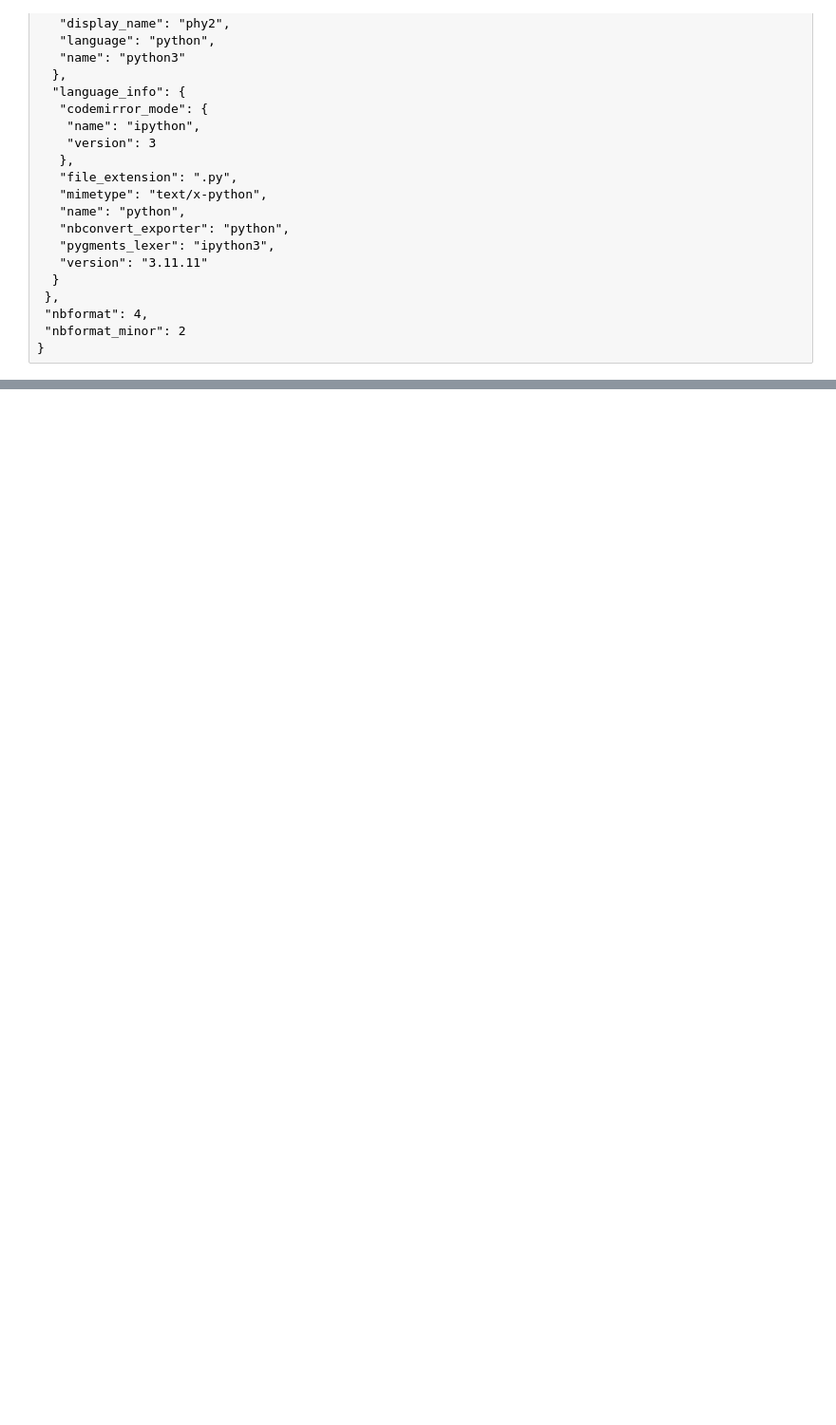
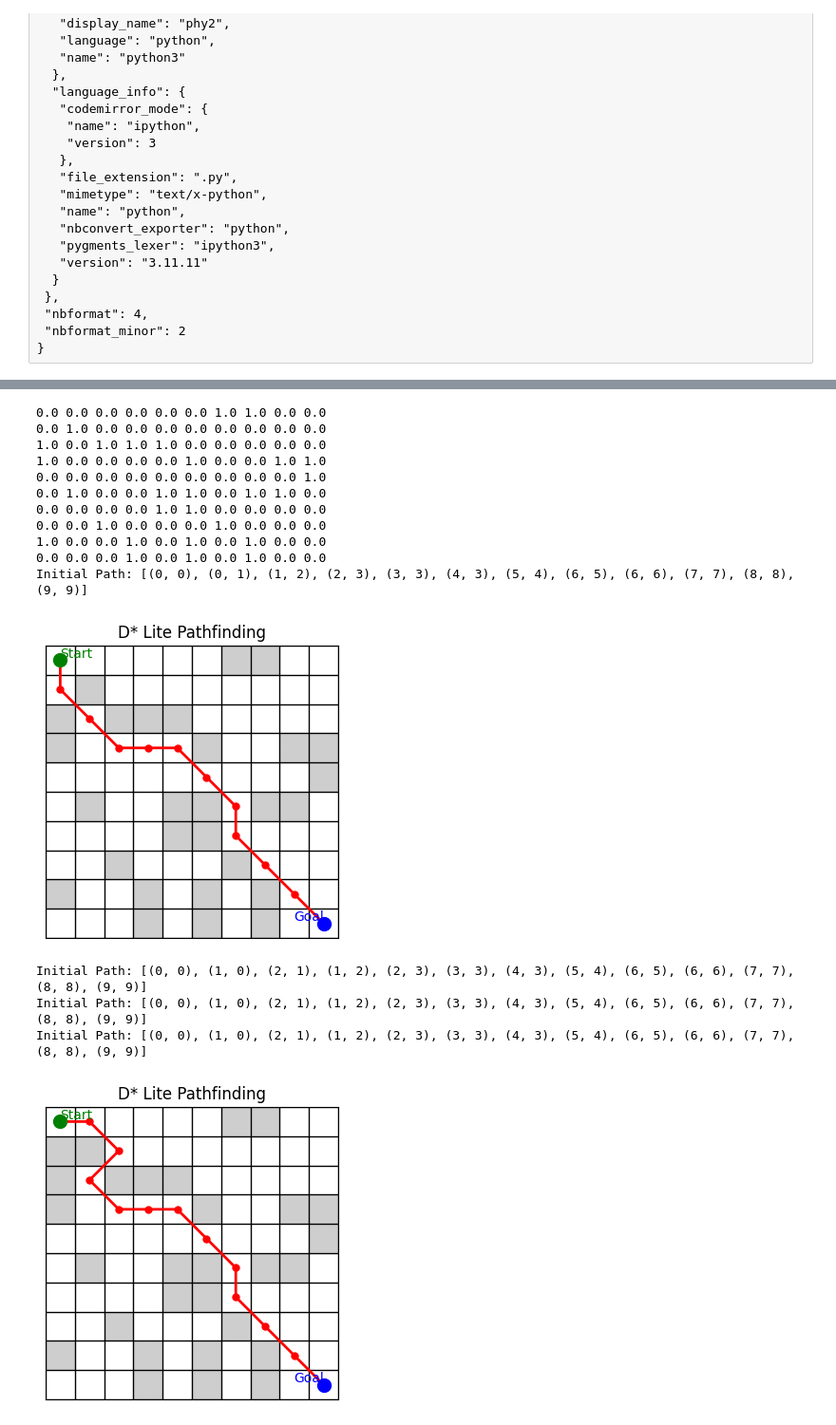
Before and after one commit to tomHep10/HeepsInTheHeaps, a Jupyter notebook: plots.ipynb, the cells around one changed output, grey strips where cells are left out. Shown: that part at 95% size. Saved outputs shown, nothing was run; the diff lists cells and outputs as text; code cells hidden in the pictures; blank space fills up the shorter version.

```diff
--- a/plots.ipynb
+++ b/plots.ipynb
@@ -218,0 +258,28 @@
+# %%
+pg = pathGraph.pathGraph()
+
+pg._createDStarGraph(10, 10)
+pg.shortestDynamicPath((0, 0), (9, 9), pg.dStarGraph)
+pg.plotDGrid()
+
+pg.updateDStar((0,1))
+pg.updateDStar((5,5))
+pg.shortestDynamicPath((0, 0), (9, 9), pg.dStarGraph)
+pg.plotDGrid()
+# %% [output]
+0.0 0.0 0.0 0.0 0.0 0.0 1.0 1.0 0.0 0.0
+0.0 1.0 0.0 0.0 0.0 0.0 0.0 0.0 0.0 0.0
+1.0 0.0 1.0 1.0 1.0 0.0 0.0 0.0 0.0 0.0
+1.0 0.0 0.0 0.0 0.0 1.0 0.0 0.0 1.0 1.0
+0.0 0.0 0.0 0.0 0.0 0.0 0.0 0.0 0.0 1.0
+0.0 1.0 0.0 0.0 1.0 1.0 0.0 1.0 1.0 0.0
+0.0 0.0 0.0 0.0 1.0 1.0 0.0 0.0 0.0 0.0
+0.0 0.0 1.0 0.0 0.0 0.0 1.0 0.0 0.0 0.0
+1.0 0.0 0.0 1.0 0.0 1.0 0.0 1.0 0.0 0.0
+0.0 0.0 0.0 1.0 0.0 1.0 0.0 1.0 0.0 0.0
+Initial Path: [(0, 0), (0, 1), (1, 2), (2, 3), (3, 3), (4, 3), (5, 4), (6, 5), (6, 6), (7, 7), (8, 8), (9, 9)]
+[figure, added]
+Initial Path: [(0, 0), (1, 0), (2, 1), (1, 2), (2, 3), (3, 3), (4, 3), (5, 4), (6, 5), (6, 6), (7, 7), (8, 8), (9, 9)]
+Initial Path: [(0, 0), (1, 0), (2, 1), (1, 2), (2, 3), (3, 3), (4, 3), (5, 4), (6, 5), (6, 6), (7, 7), (8, 8), (9, 9)]
+Initial Path: [(0, 0), (1, 0), (2, 1), (1, 2), (2, 3), (3, 3), (4, 3), (5, 4), (6, 5), (6, 6), (7, 7), (8, 8), (9, 9)]
+[figure, added]
```
Also changed, not shown: parts of 5 cells of this notebook, 1 other file.
